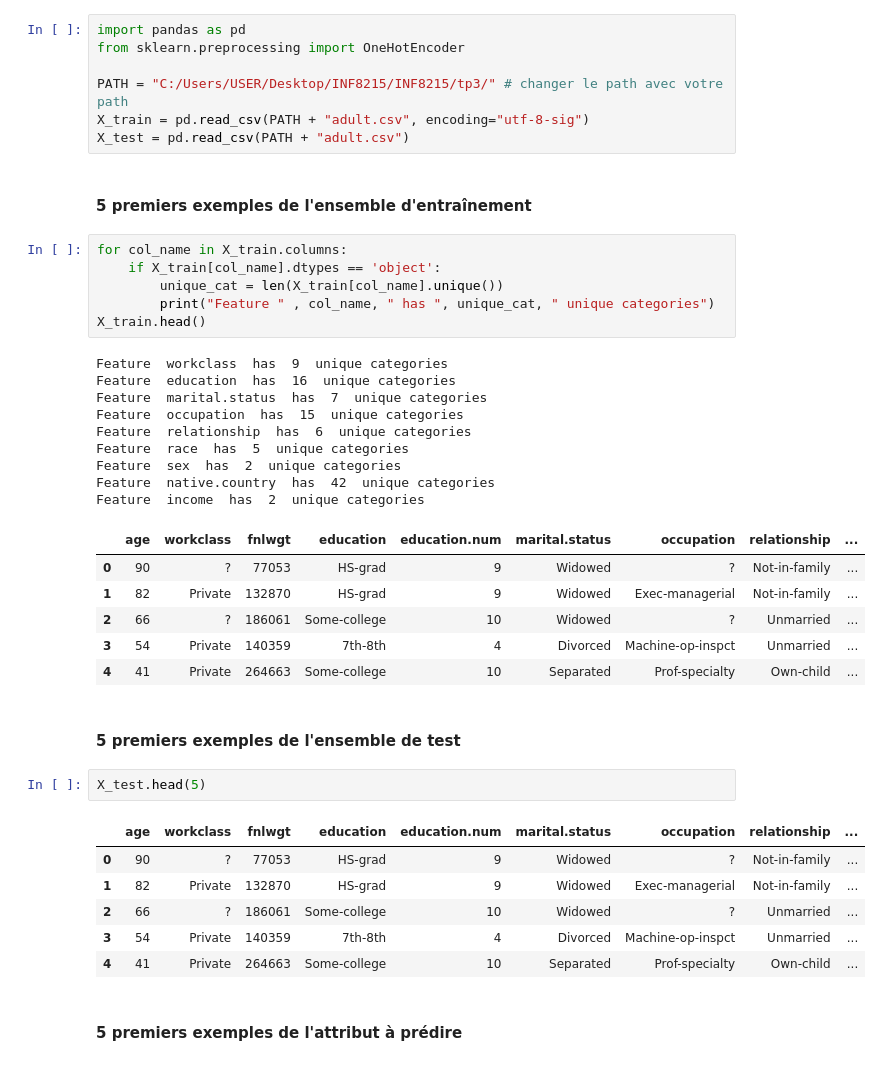
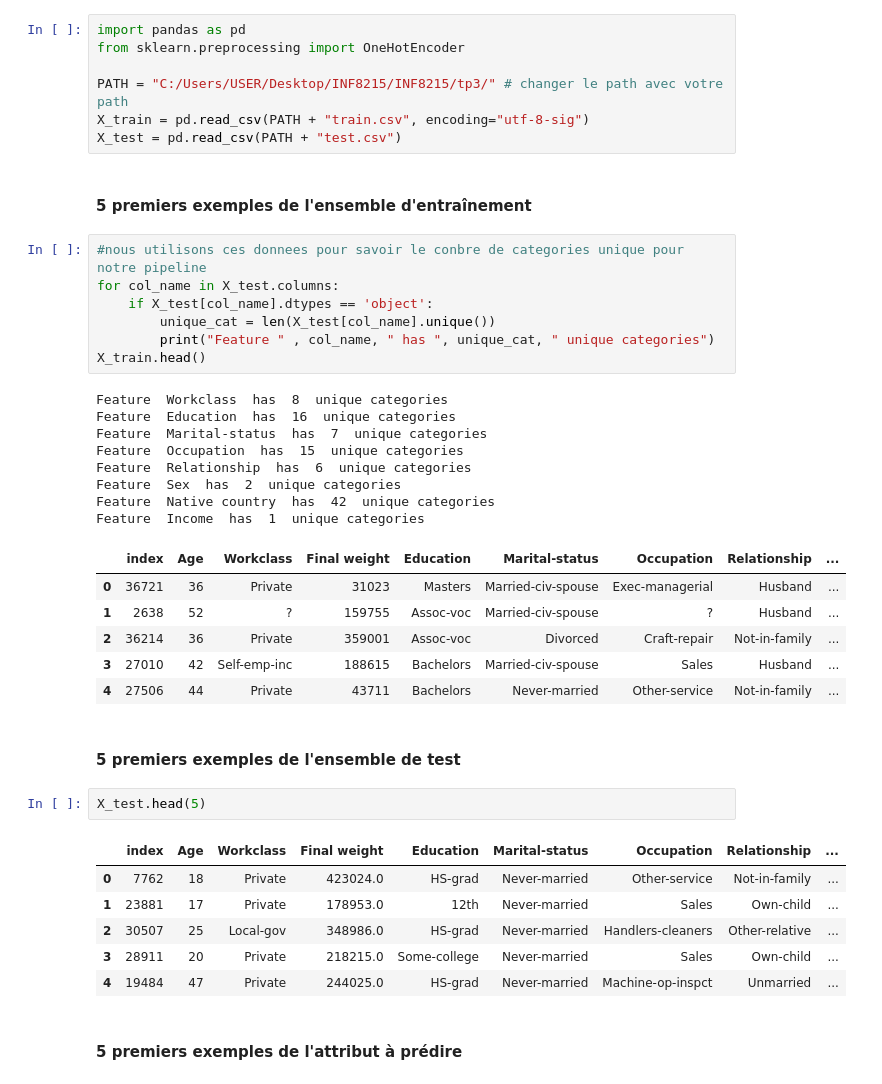
Before and after one commit to ayoubelasryRoot/INF8215, a Jupyter notebook: tp3/TP3_INF8215.ipynb, the cells around one changed output. Saved outputs shown, nothing was run; the diff lists cells and outputs as text.

```diff
--- a/tp3/TP3_INF8215.ipynb
+++ b/tp3/TP3_INF8215.ipynb
@@ -606,42 +606,42 @@ import pandas as pd
 from sklearn.preprocessing import OneHotEncoder
 
 PATH = "C:/Users/USER/Desktop/INF8215/INF8215/tp3/" # changer le path avec votre path
-X_train = pd.read_csv(PATH + "adult.csv", encoding="utf-8-sig")
-X_test = pd.read_csv(PATH + "adult.csv")
+X_train = pd.read_csv(PATH + "train.csv", encoding="utf-8-sig")
+X_test = pd.read_csv(PATH + "test.csv")
 # %% [markdown]
 #### 5 premiers exemples de l'ensemble d'entraînement
 # %%
-for col_name in X_train.columns:
-    if X_train[col_name].dtypes == 'object':
-        unique_cat = len(X_train[col_name].unique())
+#nous utilisons ces donnees pour savoir le conbre de categories unique pour notre pipeline
+for col_name in X_test.columns:
+    if X_test[col_name].dtypes == 'object':
+        unique_cat = len(X_test[col_name].unique())
         print("Feature " , col_name, " has ", unique_cat, " unique categories")
 X_train.head()
 # %% [output]
-Feature  workclass  has  9  unique categories
-Feature  education  has  16  unique categories
-Feature  marital.status  has  7  unique categories
-Feature  occupation  has  15  unique categories
-Feature  relationship  has  6  unique categories
-Feature  race  has  5  unique categories
-Feature  sex  has  2  unique categories
-Feature  native.country  has  42  unique categories
-Feature  income  has  2  unique categories
+Feature  Workclass  has  8  unique categories
+Feature  Education  has  16  unique categories
+Feature  Marital-status  has  7  unique categories
+Feature  Occupation  has  15  unique categories
+Feature  Relationship  has  6  unique categories
+Feature  Sex  has  2  unique categories
+Feature  Native country  has  42  unique categories
+Feature  Income  has  1  unique categories
-|  | age | workclass | fnlwgt | education | education.num | marital.status | occupation | relationship | ... |
-| 0 | 90 | ? | 77053 | HS-grad | 9 | Widowed | ? | Not-in-family | ... |
-| 1 | 82 | Private | 132870 | HS-grad | 9 | Widowed | Exec-managerial | Not-in-family | ... |
-| 2 | 66 | ? | 186061 | Some-college | 10 | Widowed | ? | Unmarried | ... |
-| 3 | 54 | Private | 140359 | 7th-8th | 4 | Divorced | Machine-op-inspct | Unmarried | ... |
-| 4 | 41 | Private | 264663 | Some-college | 10 | Separated | Prof-specialty | Own-child | ... |
+|  | index | Age | Workclass | Final weight | Education | Marital-status | Occupation | Relationship | ... |
+| 0 | 36721 | 36 | Private | 31023 | Masters | Married-civ-spouse | Exec-managerial | Husband | ... |
+| 1 | 2638 | 52 | ? | 159755 | Assoc-voc | Married-civ-spouse | ? | Husband | ... |
+| 2 | 36214 | 36 | Private | 359001 | Assoc-voc | Divorced | Craft-repair | Not-in-family | ... |
+| 3 | 27010 | 42 | Self-emp-inc | 188615 | Bachelors | Married-civ-spouse | Sales | Husband | ... |
+| 4 | 27506 | 44 | Private | 43711 | Bachelors | Never-married | Other-service | Not-in-family | ... |
 # %% [markdown]
 #### 5 premiers exemples de l'ensemble de test
 # %%
 X_test.head(5)
 # %% [output]
-|  | age | workclass | fnlwgt | education | education.num | marital.status | occupation | relationship | ... |
-| 0 | 90 | ? | 77053 | HS-grad | 9 | Widowed | ? | Not-in-family | ... |
-| 1 | 82 | Private | 132870 | HS-grad | 9 | Widowed | Exec-managerial | Not-in-family | ... |
-| 2 | 66 | ? | 186061 | Some-college | 10 | Widowed | ? | Unmarried | ... |
-| 3 | 54 | Private | 140359 | 7th-8th | 4 | Divorced | Machine-op-inspct | Unmarried | ... |
-| 4 | 41 | Private | 264663 | Some-college | 10 | Separated | Prof-specialty | Own-child | ... |
+|  | index | Age | Workclass | Final weight | Education | Marital-status | Occupation | Relationship | ... |
+| 0 | 7762 | 18 | Private | 423024.0 | HS-grad | Never-married | Other-service | Not-in-family | ... |
+| 1 | 23881 | 17 | Private | 178953.0 | 12th | Never-married | Sales | Own-child | ... |
+| 2 | 30507 | 25 | Local-gov | 348986.0 | HS-grad | Never-married | Handlers-cleaners | Other-relative | ... |
+| 3 | 28911 | 20 | Private | 218215.0 | Some-college | Never-married | Sales | Own-child | ... |
+| 4 | 19484 | 47 | Private | 244025.0 | HS-grad | Never-married | Machine-op-inspct | Unmarried | ... |
 # %% [markdown]
 #### 5 premiers exemples de l'attribut à prédire
```
Also changed, not shown: parts of 15 cells of this notebook, 11 other files.
